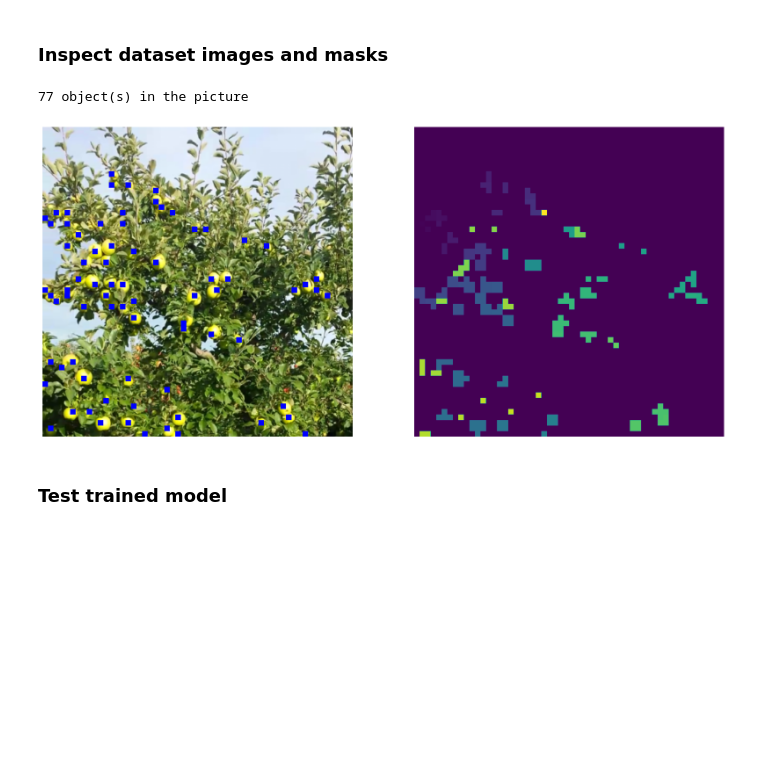
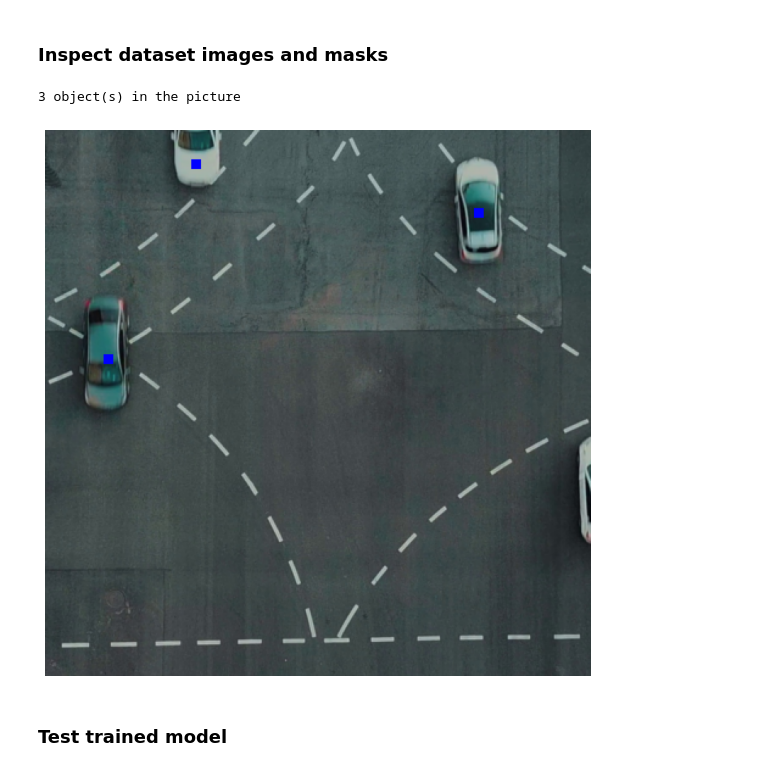
Before and after one commit to krzy3chu/FOMO, a Jupyter notebook: fomo.ipynb, the cells around one changed output. Saved outputs shown, nothing was run; the diff lists cells and outputs as text; code cells hidden in the pictures; blank space fills up the shorter version.

```diff
--- a/fomo.ipynb
+++ b/fomo.ipynb
@@ -29,13 +29,14 @@ from monai.losses.dice import DiceLoss
 # %% [markdown]
 #### Constants
 # %%
-DATASET_DIR = Path("../apples_dataset_split")
+DATASET_DIR = Path("../vehicle_dataset_split")
 
 IMAGE_RESOLUTION = 448  # model input image resolution (assume input is squared shape)
 GRID_SCALE = 8          # number of pixels per cell on prediction grid (vertically and horizontally)
 NUMBER_OF_CLASSES = 1
+TEST_DATASET = False
 
-NUMBER_OF_EPOCHS = 10
+NUMBER_OF_EPOCHS = 1
 BATCH_SIZE = 8
 LEARNING_RATE = 1e-3
 
@@ -131,25 +123,28 @@ class VehicleDataModule(pl.LightningDataModule):
         self._grid_scale = grid_scale
         self._batch_size = batch_size
 
-        output_resolution = input_resolution // grid_scale
         self._transform = Resize((input_resolution, input_resolution), antialias=True)
         self._target_transform = BoundingBoxToMask(input_resolution, grid_scale, NUMBER_OF_CLASSES)
-        self._segmentation_transform = Resize((output_resolution, output_resolution), InterpolationMode.NEAREST)
         self._train_dataset = None
         self._val_dataset = None
+        self._test_dataset = None
+        self._test_dataset = None
 
     def setup(self, stage: str):
         self._train_dataset = VehicleDataset(
             self._dataset_dir / Path("training"),
             self._transform,
             self._target_transform,
-            self._segmentation_transform
         )
         self._val_dataset = VehicleDataset(
             self._dataset_dir / Path("validation"),
             self._transform,
             self._target_transform,
-            self._segmentation_transform
+        )
+        self._test_dataset = VehicleDataset(
+            self._dataset_dir / Path("test" if TEST_DATASET else "validation"),
+            self._transform,
+            self._target_transform,
         )
 
     def train_dataloader(self):
@@ -157,3 +152,13 @@ class VehicleDataModule(pl.LightningDataModule):
 
     def val_dataloader(self):
         return DataLoader(self._val_dataset, batch_size=self._batch_size, num_workers=7)
+
+    def test_dataloader(self):
+        return DataLoader(self._test_dataset, batch_size=self._batch_size, num_workers=7)
+
+vehicle_data_module = VehicleDataModule(
+    dataset_dir=DATASET_DIR,
+    input_resolution=IMAGE_RESOLUTION,
+    grid_scale=GRID_SCALE,
+    batch_size=BATCH_SIZE,
+)
@@ -318,37 +359,29 @@ fomo_train()
 # %%
 def inspect_dataset(data_idx: int, class_idx: int):
     dataset = VehicleDataset(
                 DATASET_DIR / Path("training"),
                 vehicle_data_module._transform,
                 vehicle_data_module._target_transform,
-                vehicle_data_module._segmentation_transform
     )
-    image, mask, count, seg_mask = dataset[data_idx]
+    image, mask, count = dataset[data_idx]
 
     image = image.permute(1, 2, 0).numpy().astype(int)
     class_mask = mask[class_idx]
     mask_res = cv2.resize(
         class_mask.numpy(),
         dsize=(IMAGE_RESOLUTION, IMAGE_RESOLUTION),
         interpolation=cv2.INTER_NEAREST,
     )
     image[mask_res == 1] = [0, 0, 255]
-    seg_mask_res = cv2.resize(
-        seg_mask.permute(1, 2, 0).numpy(),
-        dsize=(IMAGE_RESOLUTION, IMAGE_RESOLUTION),
-        interpolation=cv2.INTER_NEAREST,
-    )
 
-    _, axs = plt.subplots(1, 2, figsize=(20, 20))
-    axs[0].axis("off")
-    axs[0].imshow(image)
-    axs[1].axis("off")
-    axs[1].imshow(seg_mask_res)
+    plt.figure(figsize = (10,10))
+    plt.axis('off')
+    plt.imshow(image)
     print(str(count[0]), "object(s) in the picture")
 
-inspect_dataset(data_idx=0, class_idx=0)
+inspect_dataset(data_idx=6, class_idx=0)
 # %% [output]
-77 object(s) in the picture
+3 object(s) in the picture
-[figure, old version]
+[figure, new version]
 # %% [markdown]
 ### Test trained model
```
Also changed, not shown: parts of 13 cells of this notebook, 1 other file.
